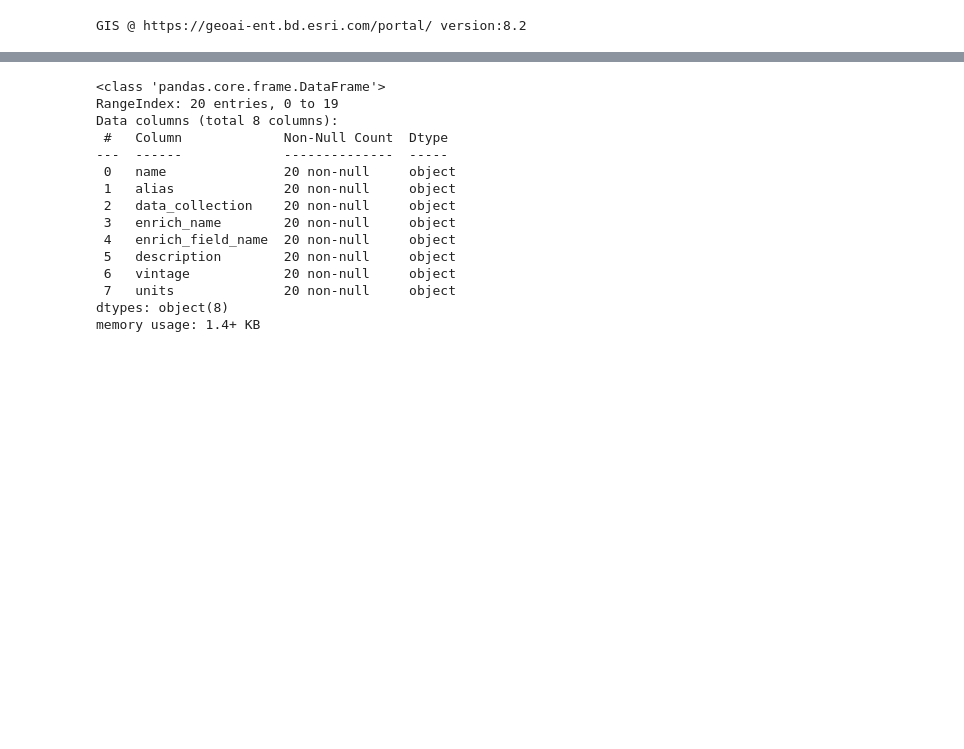
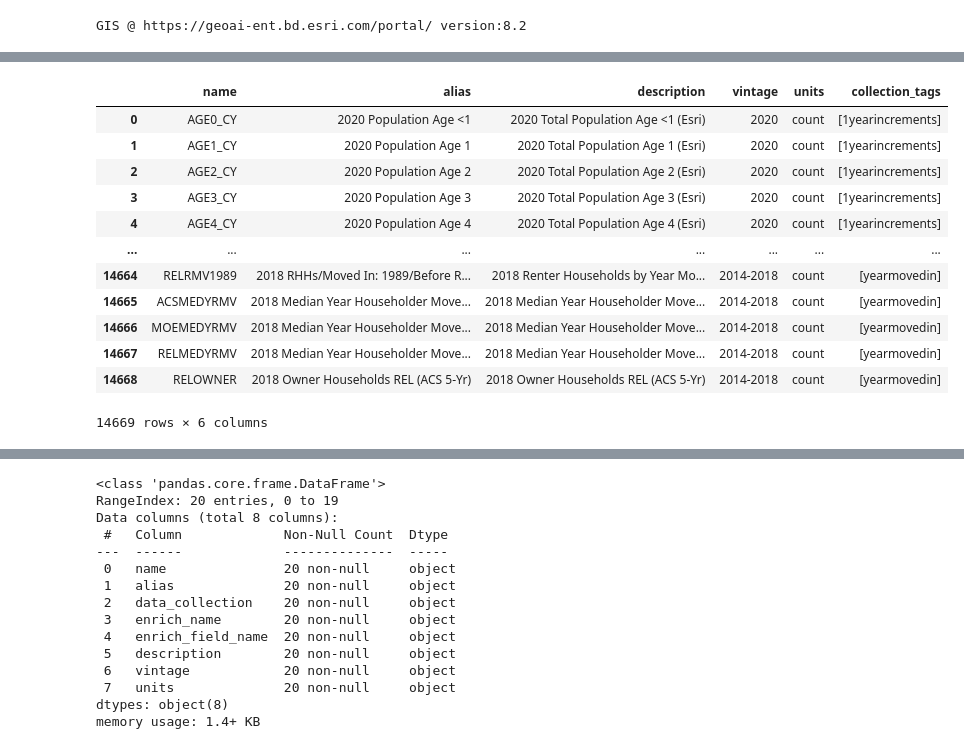
Before and after one commit to knu2xs/demographic-modeling, a Jupyter notebook: notebooks/stash/modeling-exp01.ipynb, the cells around one changed output, grey strips where cells are left out. Saved outputs shown, nothing was run; the diff lists cells and outputs as text; code cells hidden in the pictures; blank space fills up the shorter version.

```diff
--- a/notebooks/stash/modeling-exp01.ipynb
+++ b/notebooks/stash/modeling-exp01.ipynb
@@ -27,0 +46,24 @@ ent_usa
+# %%
+ev = usa.enrich_variables
+keep_cols = [c for c in ev.columns if c in ['name', 'alias', 'data_collection', 'description', 'vintage', 'units']]
+ev = usa.enrich_variables[keep_cols].copy()
+coll_srs = ev.groupby('name')['data_collection'].apply(list)
+coll_srs.name = 'collection_tags'
+ev = ev.drop_duplicates('name').reset_index(drop=True).drop(columns=['data_collection'])
+ev = ev.join(coll_srs, on='name')
+
+ev
+# %% [output]
+|  | name | alias | description | vintage | units | collection_tags |
+| 0 | AGE0_CY | 2020 Population Age <1 | 2020 Total Population Age <1 (Esri) | 2020 | count | [1yearincrements] |
+| 1 | AGE1_CY | 2020 Population Age 1 | 2020 Total Population Age 1 (Esri) | 2020 | count | [1yearincrements] |
+| 2 | AGE2_CY | 2020 Population Age 2 | 2020 Total Population Age 2 (Esri) | 2020 | count | [1yearincrements] |
+| 3 | AGE3_CY | 2020 Population Age 3 | 2020 Total Population Age 3 (Esri) | 2020 | count | [1yearincrements] |
+| 4 | AGE4_CY | 2020 Population Age 4 | 2020 Total Population Age 4 (Esri) | 2020 | count | [1yearincrements] |
+| ... | ... | ... | ... | ... | ... | ... |
+| 14664 | RELRMV1989 | 2018 RHHs/Moved In: 1989/Before R... | 2018 Renter Households by Year Mo... | 2014-2018 | count | [yearmovedin] |
+| 14665 | ACSMEDYRMV | 2018 Median Year Householder Move... | 2018 Median Year Householder Move... | 2014-2018 | count | [yearmovedin] |
+| 14666 | MOEMEDYRMV | 2018 Median Year Householder Move... | 2018 Median Year Householder Move... | 2014-2018 | count | [yearmovedin] |
+| 14667 | RELMEDYRMV | 2018 Median Year Householder Move... | 2018 Median Year Householder Move... | 2014-2018 | count | [yearmovedin] |
+| 14668 | RELOWNER | 2018 Owner Households REL (ACS 5-Yr) | 2018 Owner Households REL (ACS 5-Yr) | 2014-2018 | count | [yearmovedin] |
+14669 rows × 6 columns
```
Also changed, not shown: parts of 12 cells of this notebook, 1 other file.
